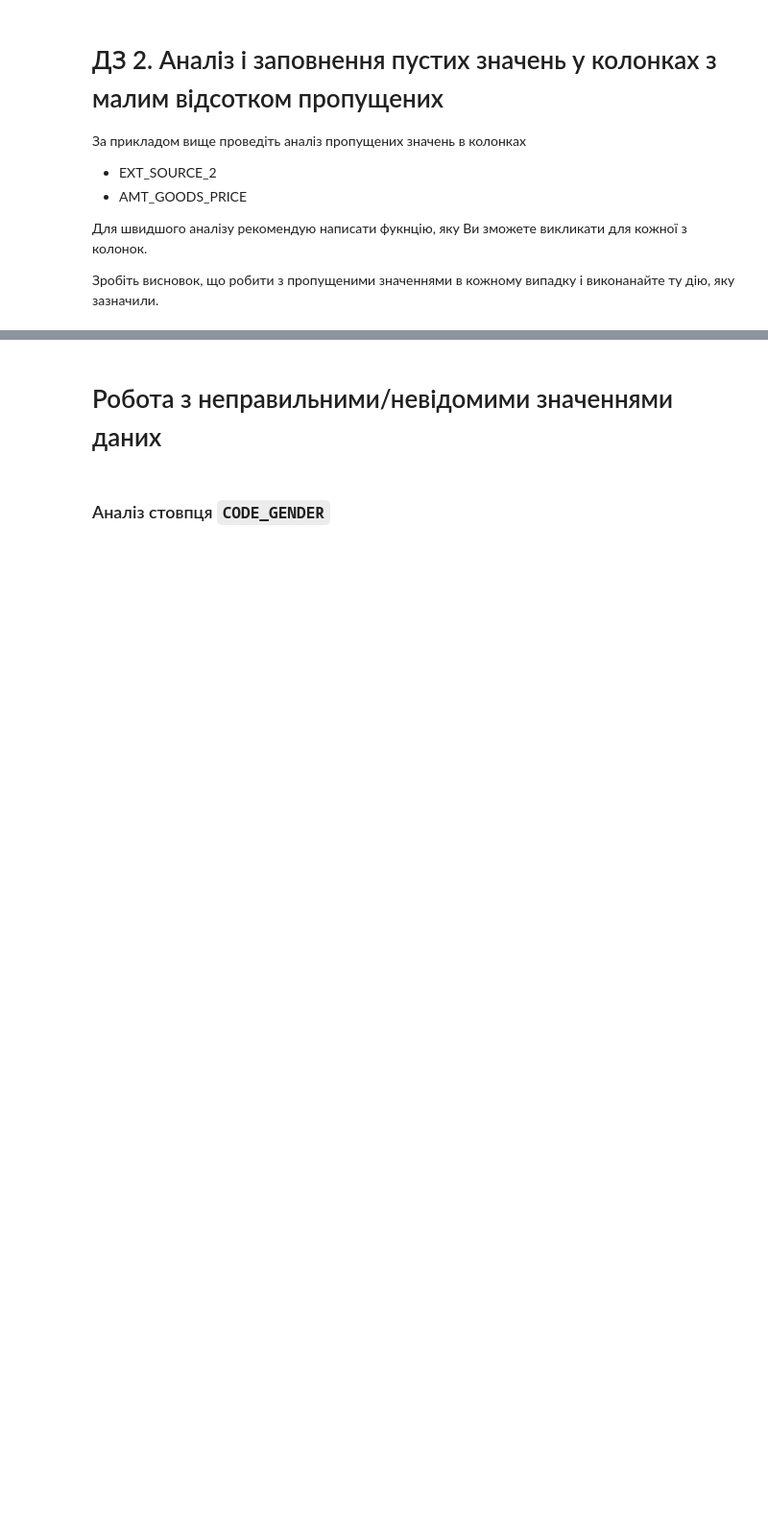
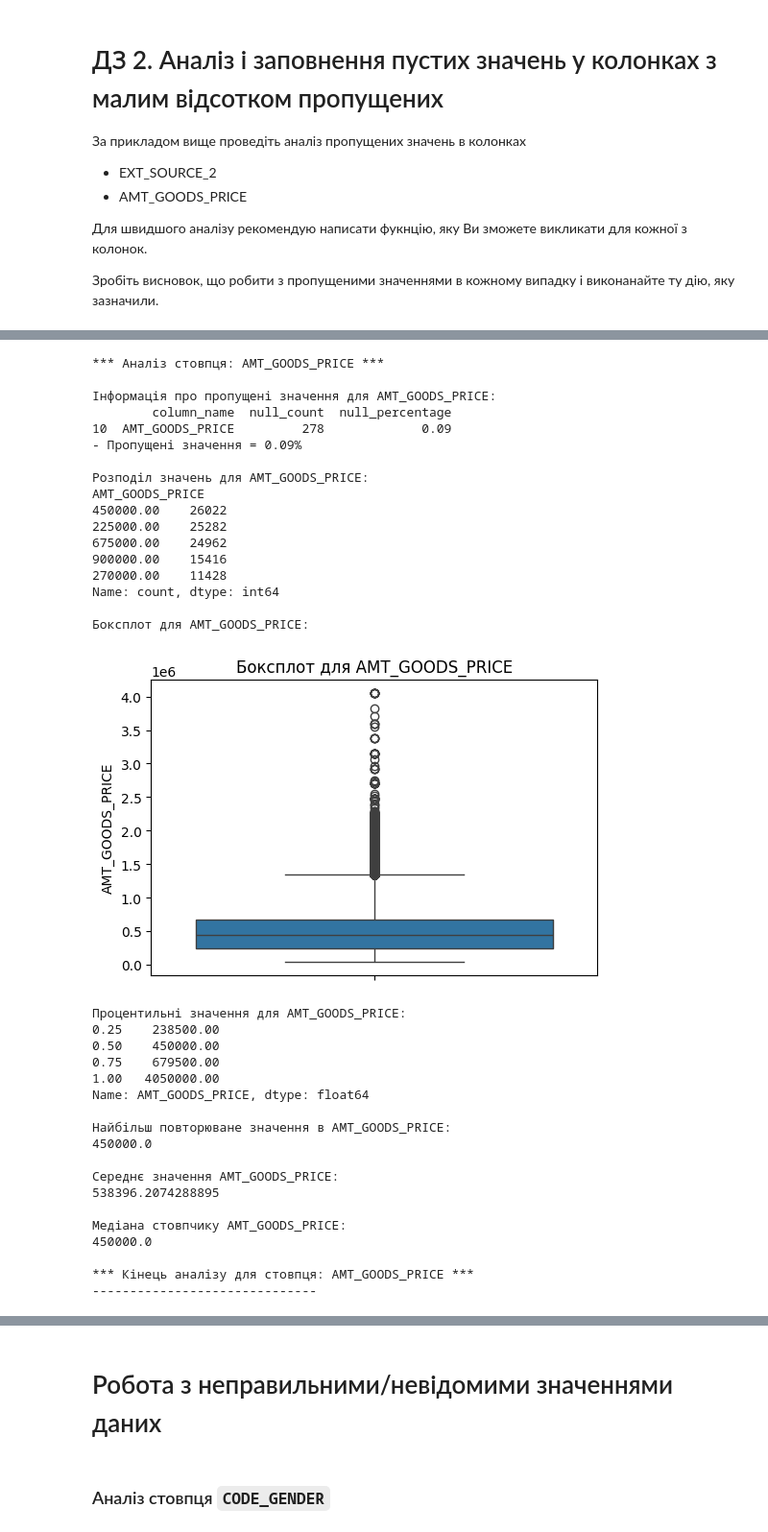
Before and after one commit to yelenana/machine_learning, a Jupyter notebook: Rybchynska_"HW_1_2_Credit_EDA".ipynb, the cells around one changed output, grey strips where cells are left out. Shown at 96% size. Saved outputs shown, nothing was run; the diff lists cells and outputs as text; code cells hidden in the pictures; blank space fills up the shorter version.

```diff
--- a/Rybchynska_"HW_1_2_Credit_EDA".ipynb
+++ b/Rybchynska_"HW_1_2_Credit_EDA".ipynb
@@ -829,0 +969,39 @@ df['OBS_30_CNT_SOCIAL_CIRCLE'].fillna(df['OBS_30_CNT_SOCIAL_CIRCLE'].median(), i
+# %%
+analyze_column_full('AMT_GOODS_PRICE', df, null_df_under1)
+# %% [output]
+*** Аналіз стовпця: AMT_GOODS_PRICE ***
+
+Інформація про пропущені значення для AMT_GOODS_PRICE:
+        column_name  null_count  null_percentage
+10  AMT_GOODS_PRICE         278             0.09
+- Пропущені значення = 0.09%
+
+Розподіл значень для AMT_GOODS_PRICE:
+AMT_GOODS_PRICE
+450000.00    26022
+225000.00    25282
+675000.00    24962
+900000.00    15416
+270000.00    11428
+Name: count, dtype: int64
+
+Боксплот для AMT_GOODS_PRICE:
+[figure, added]
+Процентильні значення для AMT_GOODS_PRICE:
+0.25    238500.00
+0.50    450000.00
+0.75    679500.00
+1.00   4050000.00
+Name: AMT_GOODS_PRICE, dtype: float64
+
+Найбільш повторюване значення в AMT_GOODS_PRICE:
+450000.0
+
+Середнє значення AMT_GOODS_PRICE:
+538396.2074288895
+
+Медіана стовпчику AMT_GOODS_PRICE:
+450000.0
+
+*** Кінець аналізу для стовпця: AMT_GOODS_PRICE ***
+------------------------------
```
Also changed, not shown: parts of 19 cells of this notebook.
